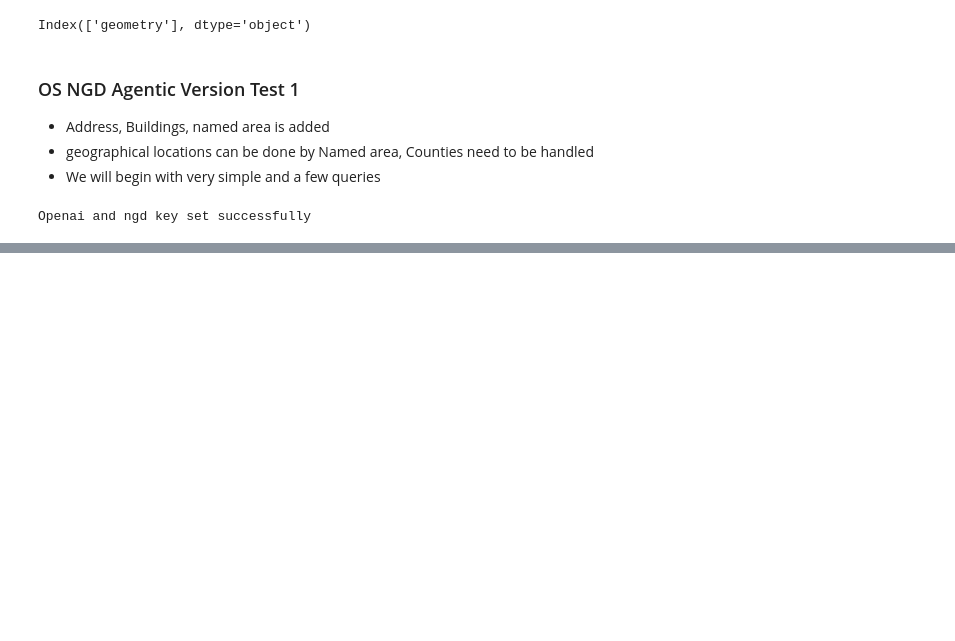
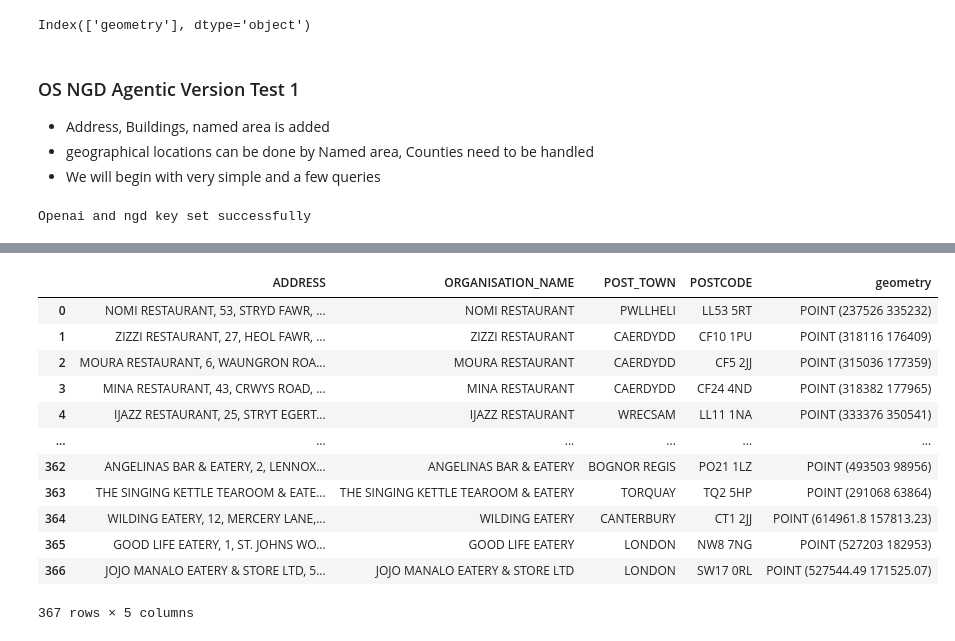
Before and after one commit to arjun8009/a2a_framework, a Jupyter notebook: system_tests.ipynb, the cells around one changed output, grey strips where cells are left out. Saved outputs shown, nothing was run; the diff lists cells and outputs as text; code cells hidden in the pictures; blank space fills up the shorter version.

```diff
--- a/system_tests.ipynb
+++ b/system_tests.ipynb
@@ -935,4 +915,0 @@ KeyboardInterrupt:
-# %%
-artifact = joblib.load(r"artifacts\filtered_restaurant_addresses.pkl")
-data =artifact.data
-artifact.description
@@ -950,0 +932,19 @@ data
+# %%
+import joblib
+artifact = joblib.load(r"artifacts\places_to_eat_dataset.pkl")
+data = artifact.data
+data
+# %% [output]
+|  | ADDRESS | ORGANISATION_NAME | POST_TOWN | POSTCODE | geometry |
+| 0 | NOMI RESTAURANT, 53, STRYD FAWR, ... | NOMI RESTAURANT | PWLLHELI | LL53 5RT | POINT (237526 335232) |
+| 1 | ZIZZI RESTAURANT, 27, HEOL FAWR, ... | ZIZZI RESTAURANT | CAERDYDD | CF10 1PU | POINT (318116 176409) |
+| 2 | MOURA RESTAURANT, 6, WAUNGRON ROA... | MOURA RESTAURANT | CAERDYDD | CF5 2JJ | POINT (315036 177359) |
+| 3 | MINA RESTAURANT, 43, CRWYS ROAD, ... | MINA RESTAURANT | CAERDYDD | CF24 4ND | POINT (318382 177965) |
+| 4 | IJAZZ RESTAURANT, 25, STRYT EGERT... | IJAZZ RESTAURANT | WRECSAM | LL11 1NA | POINT (333376 350541) |
+| ... | ... | ... | ... | ... | ... |
+| 362 | ANGELINAS BAR & EATERY, 2, LENNOX... | ANGELINAS BAR & EATERY | BOGNOR REGIS | PO21 1LZ | POINT (493503 98956) |
+| 363 | THE SINGING KETTLE TEAROOM & EATE... | THE SINGING KETTLE TEAROOM & EATERY | TORQUAY | TQ2 5HP | POINT (291068 63864) |
+| 364 | WILDING EATERY, 12, MERCERY LANE,... | WILDING EATERY | CANTERBURY | CT1 2JJ | POINT (614961.8 157813.23) |
+| 365 | GOOD LIFE EATERY, 1, ST. JOHNS WO... | GOOD LIFE EATERY | LONDON | NW8 7NG | POINT (527203 182953) |
+| 366 | JOJO MANALO EATERY & STORE LTD, 5... | JOJO MANALO EATERY & STORE LTD | LONDON | SW17 0RL | POINT (527544.49 171525.07) |
+367 rows × 5 columns
```
Also changed, not shown: parts of 6 cells of this notebook, 5 other files.
